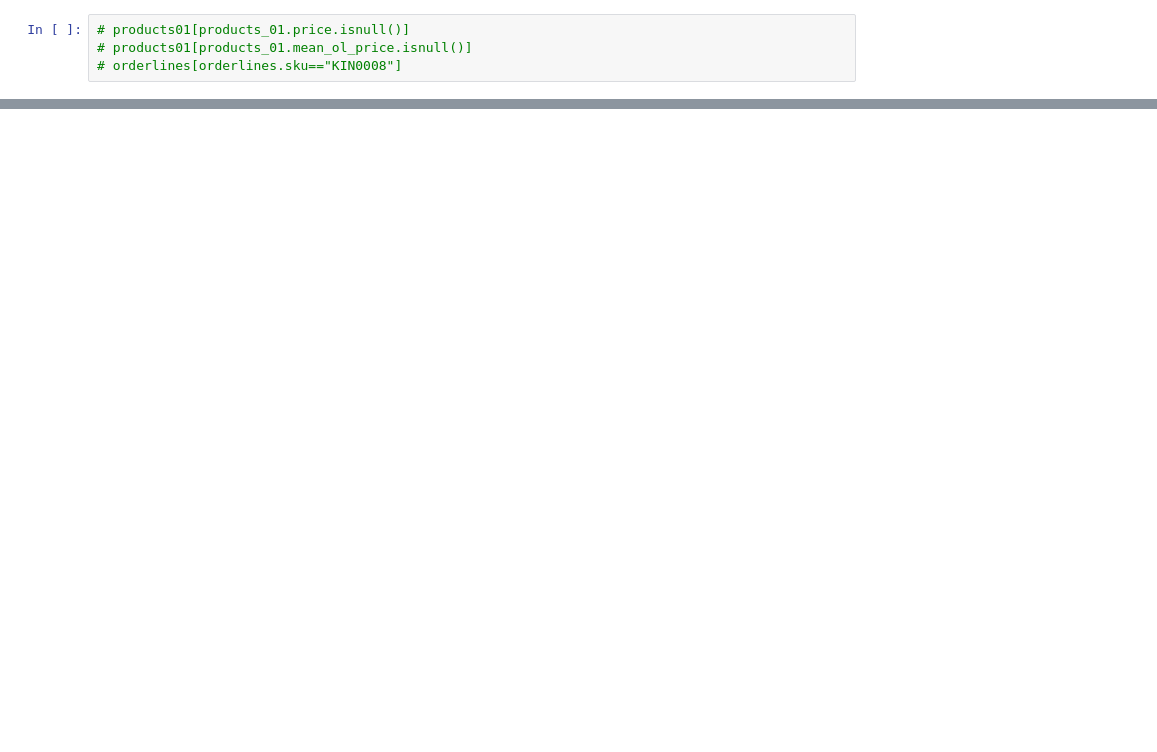
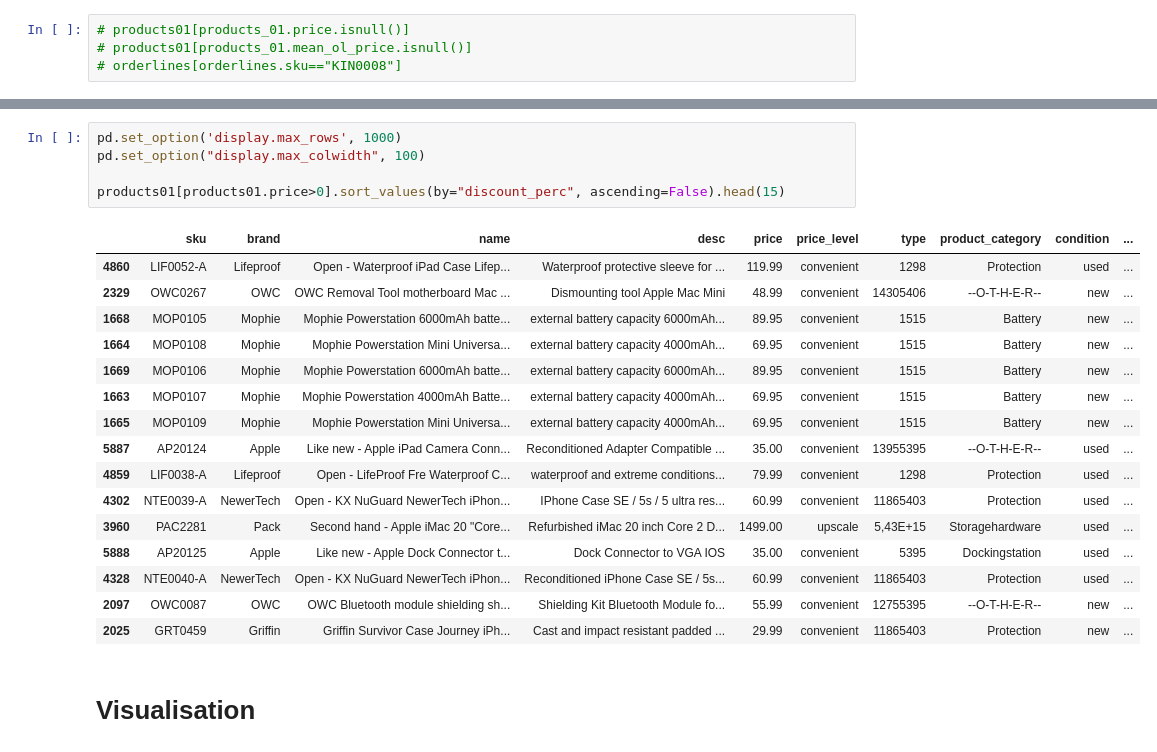
Before and after one commit to circle-ish/DataScienceBC22, a Jupyter notebook: proj2_eniac_price_discounts/DSBC_proj2_discount.ipynb, the cells around one changed output, grey strips where cells are left out. Drawn from its saved outputs; the diff is of its cells as text; blank space fills up the shorter version.

```diff
--- a/proj2_eniac_price_discounts/DSBC_proj2_discount.ipynb
+++ b/proj2_eniac_price_discounts/DSBC_proj2_discount.ipynb
@@ -82,0 +186,24 @@ products01.describe()
+# %%
+pd.set_option('display.max_rows', 1000)
+pd.set_option("display.max_colwidth", 100)
+
+products01[products01.price>0].sort_values(by="discount_perc", ascending=False).head(15)
+# %% [output]
+|  | sku | brand | name | desc | price | price_level | type | product_category | condition | ... |
+| 4860 | LIF0052-A | Lifeproof | Open - Waterproof iPad Case Lifep... | Waterproof protective sleeve for ... | 119.99 | convenient | 1298 | Protection | used | ... |
+| 2329 | OWC0267 | OWC | OWC Removal Tool motherboard Mac ... | Dismounting tool Apple Mac Mini | 48.99 | convenient | 14305406 | --O-T-H-E-R-- | new | ... |
+| 1668 | MOP0105 | Mophie | Mophie Powerstation 6000mAh batte... | external battery capacity 6000mAh... | 89.95 | convenient | 1515 | Battery | new | ... |
+| 1664 | MOP0108 | Mophie | Mophie Powerstation Mini Universa... | external battery capacity 4000mAh... | 69.95 | convenient | 1515 | Battery | new | ... |
+| 1669 | MOP0106 | Mophie | Mophie Powerstation 6000mAh batte... | external battery capacity 6000mAh... | 89.95 | convenient | 1515 | Battery | new | ... |
+| 1663 | MOP0107 | Mophie | Mophie Powerstation 4000mAh Batte... | external battery capacity 4000mAh... | 69.95 | convenient | 1515 | Battery | new | ... |
+| 1665 | MOP0109 | Mophie | Mophie Powerstation Mini Universa... | external battery capacity 4000mAh... | 69.95 | convenient | 1515 | Battery | new | ... |
+| 5887 | AP20124 | Apple | Like new - Apple iPad Camera Conn... | Reconditioned Adapter Compatible ... | 35.00 | convenient | 13955395 | --O-T-H-E-R-- | used | ... |
+| 4859 | LIF0038-A | Lifeproof | Open - LifeProof Fre Waterproof C... | waterproof and extreme conditions... | 79.99 | convenient | 1298 | Protection | used | ... |
+| 4302 | NTE0039-A | NewerTech | Open - KX NuGuard NewerTech iPhon... | IPhone Case SE / 5s / 5 ultra res... | 60.99 | convenient | 11865403 | Protection | used | ... |
+| 3960 | PAC2281 | Pack | Second hand - Apple iMac 20 "Core... | Refurbished iMac 20 inch Core 2 D... | 1499.00 | upscale | 5,43E+15 | Storagehardware | used | ... |
+| 5888 | AP20125 | Apple | Like new - Apple Dock Connector t... | Dock Connector to VGA IOS | 35.00 | convenient | 5395 | Dockingstation | used | ... |
+| 4328 | NTE0040-A | NewerTech | Open - KX NuGuard NewerTech iPhon... | Reconditioned iPhone Case SE / 5s... | 60.99 | convenient | 11865403 | Protection | used | ... |
+| 2097 | OWC0087 | OWC | OWC Bluetooth module shielding sh... | Shielding Kit Bluetooth Module fo... | 55.99 | convenient | 12755395 | --O-T-H-E-R-- | new | ... |
+| 2025 | GRT0459 | Griffin | Griffin Survivor Case Journey iPh... | Cast and impact resistant padded ... | 29.99 | convenient | 11865403 | Protection | new | ... |
+# %% [markdown]
+# Visualisation
```
Also changed, not shown: parts of 16 cells of this notebook.
